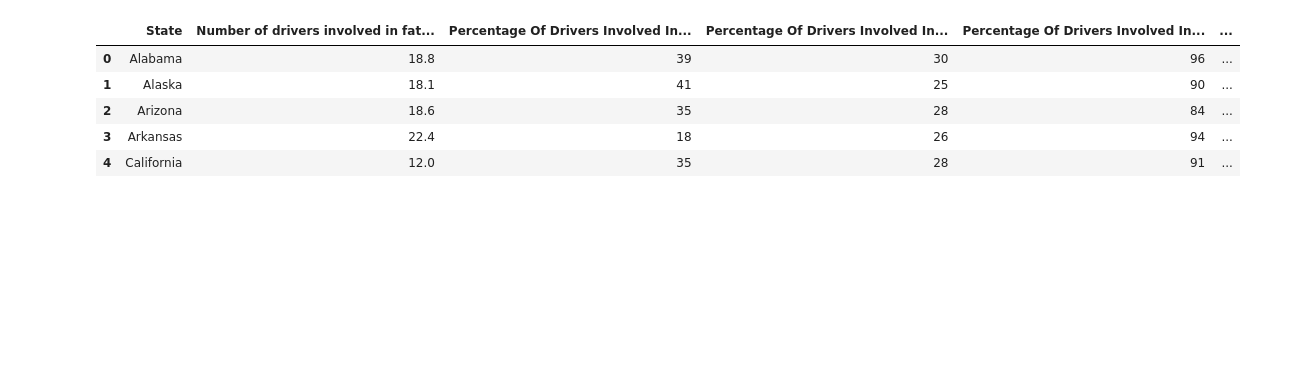
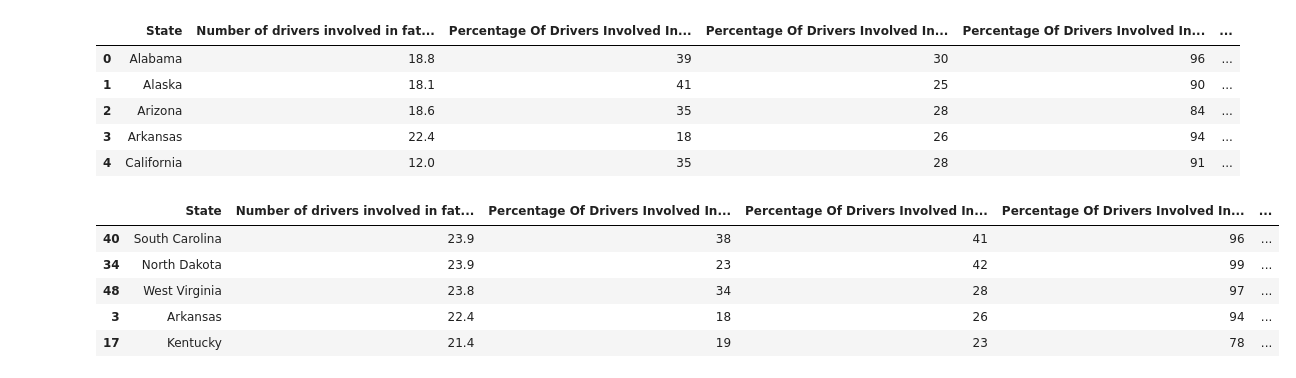
Before and after one commit to cglovertenn/Fatal_Trends_USADriving, a Jupyter notebook: driver_data.ipynb, the cells around one changed output. Saved outputs shown, nothing was run; the diff lists cells and outputs as text; code cells hidden in the pictures; blank space fills up the shorter version.

Commit message:
Sorted early data

```diff
--- a/driver_data.ipynb
+++ b/driver_data.ipynb
@@ -33,3 +33,13 @@ driver_data.head()
 | 2 | Arizona | 18.6 | 35 | 28 | 84 | ... |
 | 3 | Arkansas | 22.4 | 18 | 26 | 94 | ... |
 | 4 | California | 12.0 | 35 | 28 | 91 | ... |
+# %%
+sortby_billion = driver_data.sort_values("Number of drivers involved in fatal collisions per billion miles", ascending = False)
+sortby_billion.head()
+# %% [output]
+|  | State | Number of drivers involved in fat... | Percentage Of Drivers Involved In... | Percentage Of Drivers Involved In... | Percentage Of Drivers Involved In... | ... |
+| 40 | South Carolina | 23.9 | 38 | 41 | 96 | ... |
+| 34 | North Dakota | 23.9 | 23 | 42 | 99 | ... |
+| 48 | West Virginia | 23.8 | 34 | 28 | 97 | ... |
+| 3 | Arkansas | 22.4 | 18 | 26 | 94 | ... |
+| 17 | Kentucky | 21.4 | 19 | 23 | 78 | ... |
```
Also changed, not shown: parts of 6 cells of this notebook.
